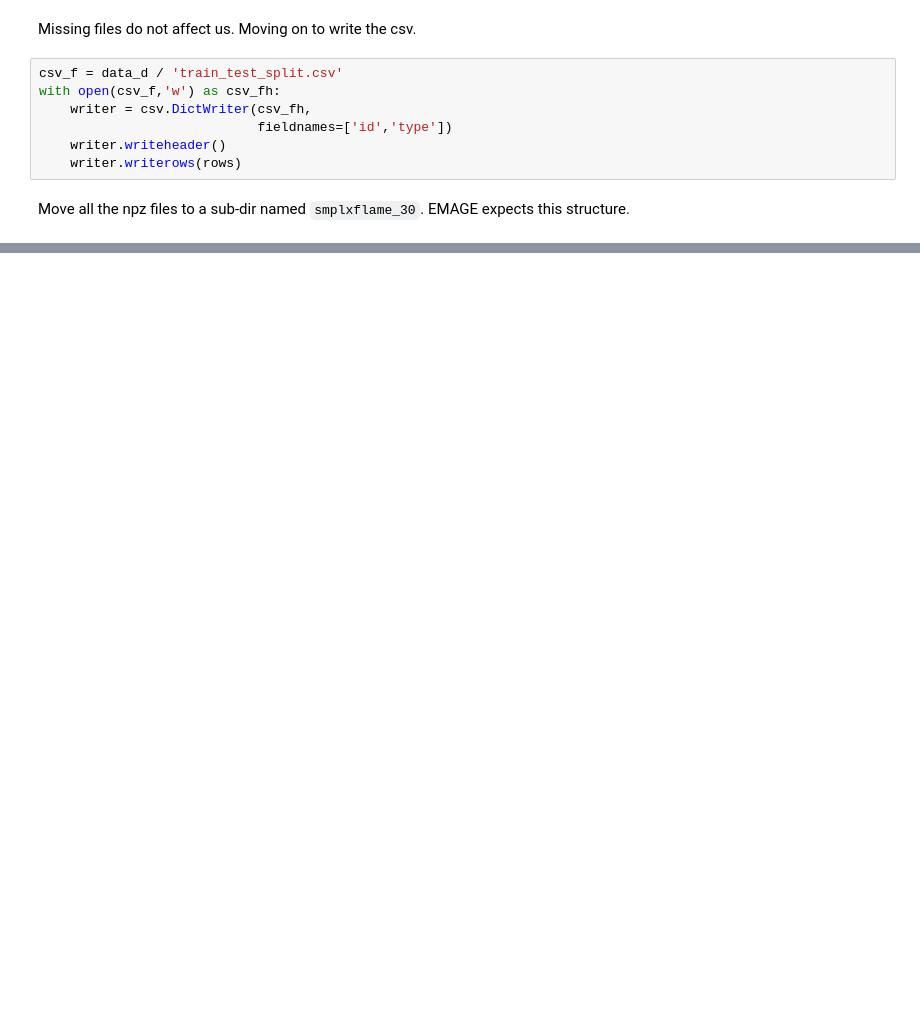
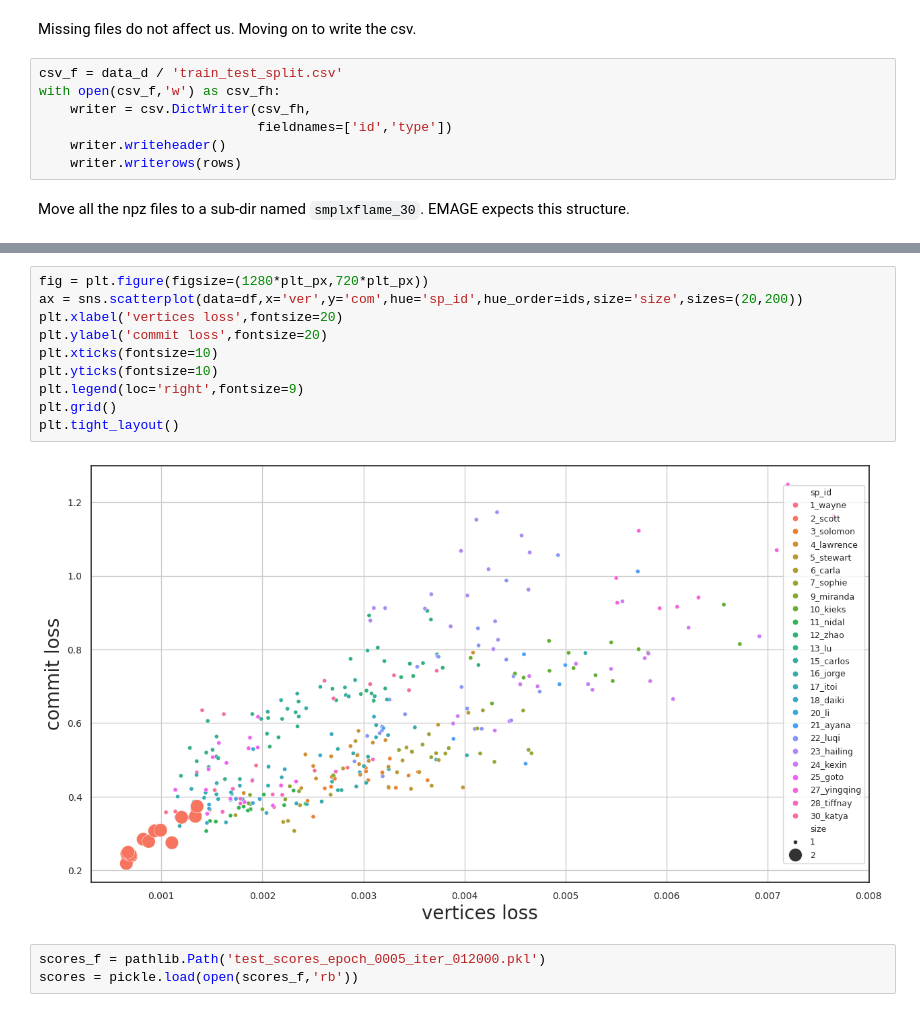
Before and after one commit to klshrinidhi/PantoMatrix, a Jupyter notebook: create_amass30_beat2.ipynb, the cells around one changed output, grey strips where cells are left out. Cells and saved outputs as stored; diff of their text form; blank space fills up the shorter version.

```diff
--- a/create_amass30_beat2.ipynb
+++ b/create_amass30_beat2.ipynb
@@ -190,0 +316,15 @@ mv: cannot stat 'emage_amass30_beat2/*.txt': No such file or directory
+# %%
+fig = plt.figure(figsize=(1280*plt_px,720*plt_px))
+ax = sns.scatterplot(data=df,x='ver',y='com',hue='sp_id',hue_order=ids,size='size',sizes=(20,200))
+plt.xlabel('vertices loss',fontsize=20)
+plt.ylabel('commit loss',fontsize=20)
+plt.xticks(fontsize=10)
+plt.yticks(fontsize=10)
+plt.legend(loc='right',fontsize=9)
+plt.grid()
+plt.tight_layout()
+# %% [output]
+[figure, added]
+# %%
+scores_f = pathlib.Path('test_scores_epoch_0005_iter_012000.pkl')
+scores = pickle.load(open(scores_f,'rb'))
```
Also changed, not shown: parts of 36 cells of this notebook, 6 other files.
